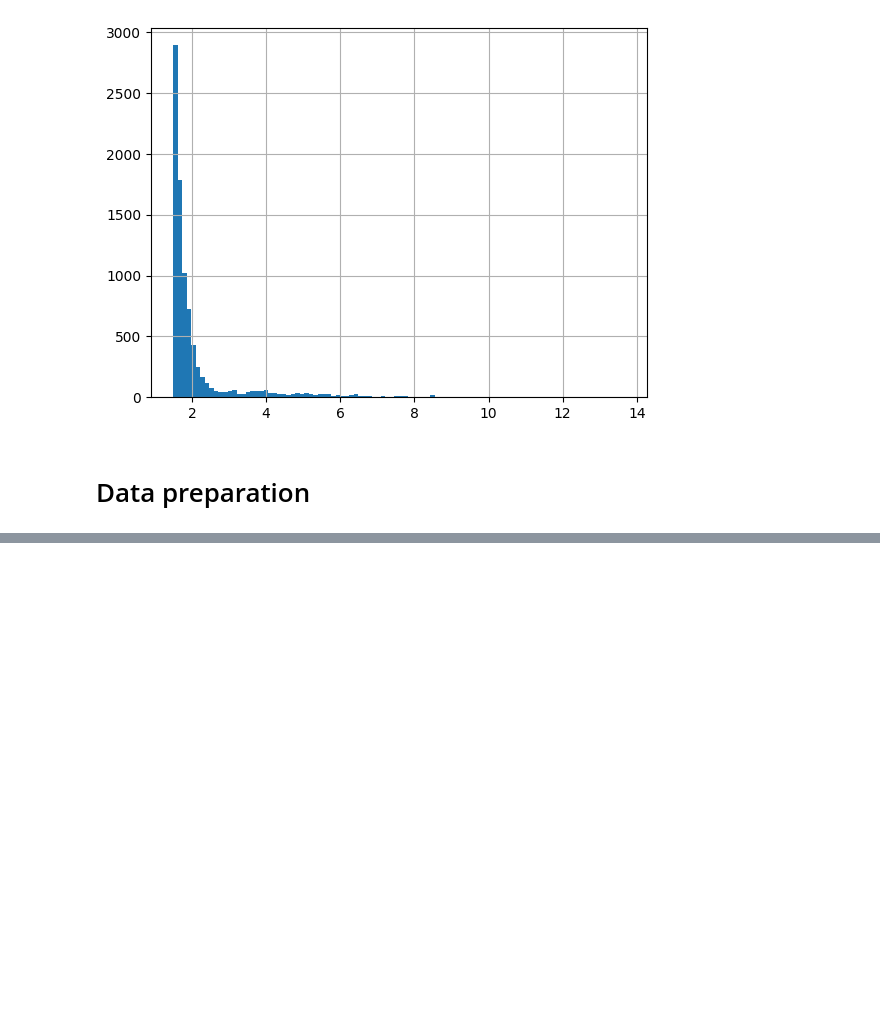
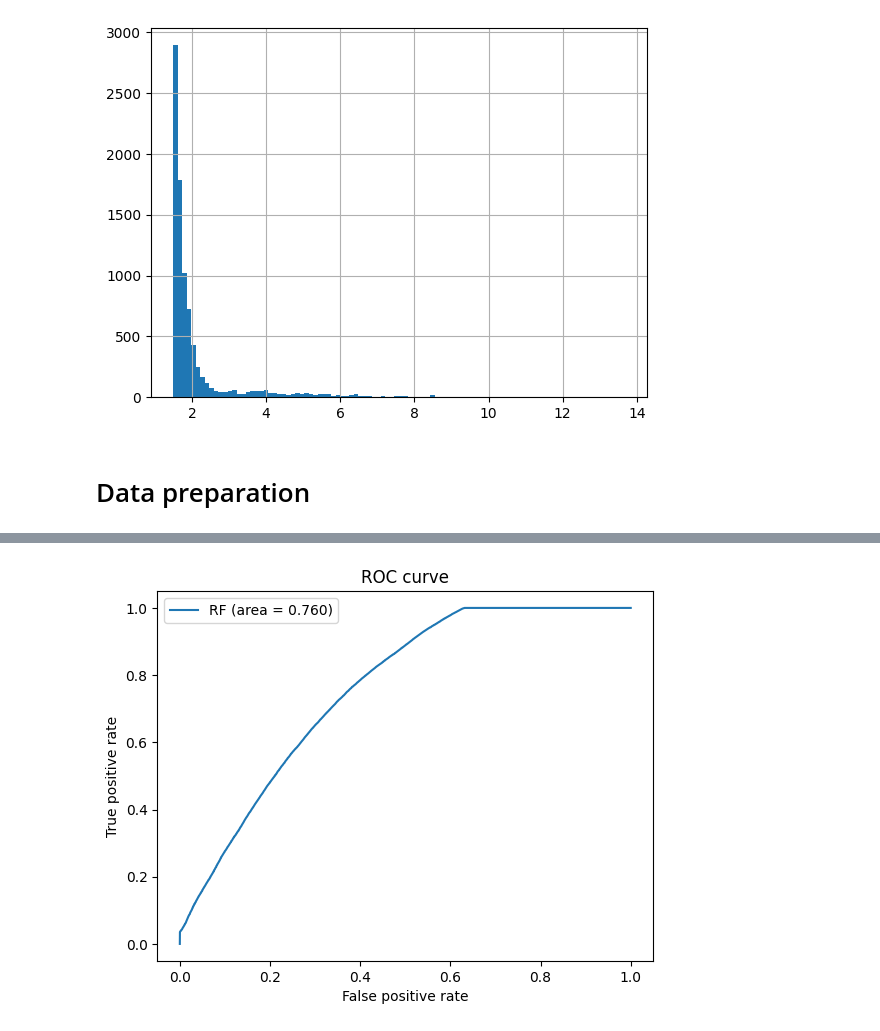
Before and after one commit to etiiiR/Makeathon_Fintech, a Jupyter notebook: Mortage_Kaggle.ipynb, the cells around one changed output, grey strips where cells are left out. Cells and saved outputs as stored; diff of their text form; code cells hidden in the pictures; blank space fills up the shorter version.

```diff
--- a/Mortage_Kaggle.ipynb
+++ b/Mortage_Kaggle.ipynb
@@ -229,7 +270,7 @@ data_clean.fillna(0, inplace=True)
 
 # turn categorial into dummies
 categorial_names = list(set(data_clean.columns) - set(data_clean._get_numeric_data().columns))
-data_clean = pd.get_dummies(data=data_clean, columns=categorial_names, drop_first=True)
+data_clean = pd.get_dummies(data=data_clean, columns=categorial_names)
 
 data_clean
 # %% [output]
@@ -256,0 +296,15 @@ print(y.shape)
+# %%
+cols = ["loan_amount_000s", "applicant_income_000s", "rate_spread", "applicant_race_name_1_White", "application_date_indicator"]
+
+print(data_clean[cols].columns)
+X = data_clean[cols].values
+y = data_clean['loan_approved'].values
+
+oversample = RandomOverSampler(sampling_strategy='minority')
+X, y = oversample.fit_resample(X, y)
+
+scaler = MinMaxScaler()
+X = scaler.fit_transform(X, y)
+
+print(X.shape)
+print(y.shape)
@@ -257,6 +326,2 @@ print(y.shape)
 # %%
-X_train, X_test, y_train, y_test = train_test_split(X, y, test_size=0.31)
+X_train, X_test, y_train, y_test = train_test_split(X, y, test_size=0.3)
-# %%
-model = LogisticRegression(max_iter=1000)
-model.fit(X_train, y_train)
-model.score(X_test, y_test)
@@ -284,0 +386,11 @@ Epoch 3/3
+# %%
+loss, accuracy, auc = model.evaluate(X_test, y_test, batch_size=32768)
+y_pred_rf = model.predict(X_test, batch_size=32768)
+fpr_rf, tpr_rf, thresholds_rf = roc_curve(y_test, y_pred_rf)
+plt.plot(fpr_rf, tpr_rf, label='RF (area = {:.3f})'.format(auc))
+plt.xlabel('False positive rate')
+plt.ylabel('True positive rate')
+plt.title('ROC curve')
+plt.legend(loc='best')
+plt.show()
+# %% [output]
@@ -285,2 +399,3 @@ Epoch 3/3
+[figure, added]
 # %%
 print(history.params)
```
Also changed, not shown: parts of 14 cells of this notebook, 19 other files.
